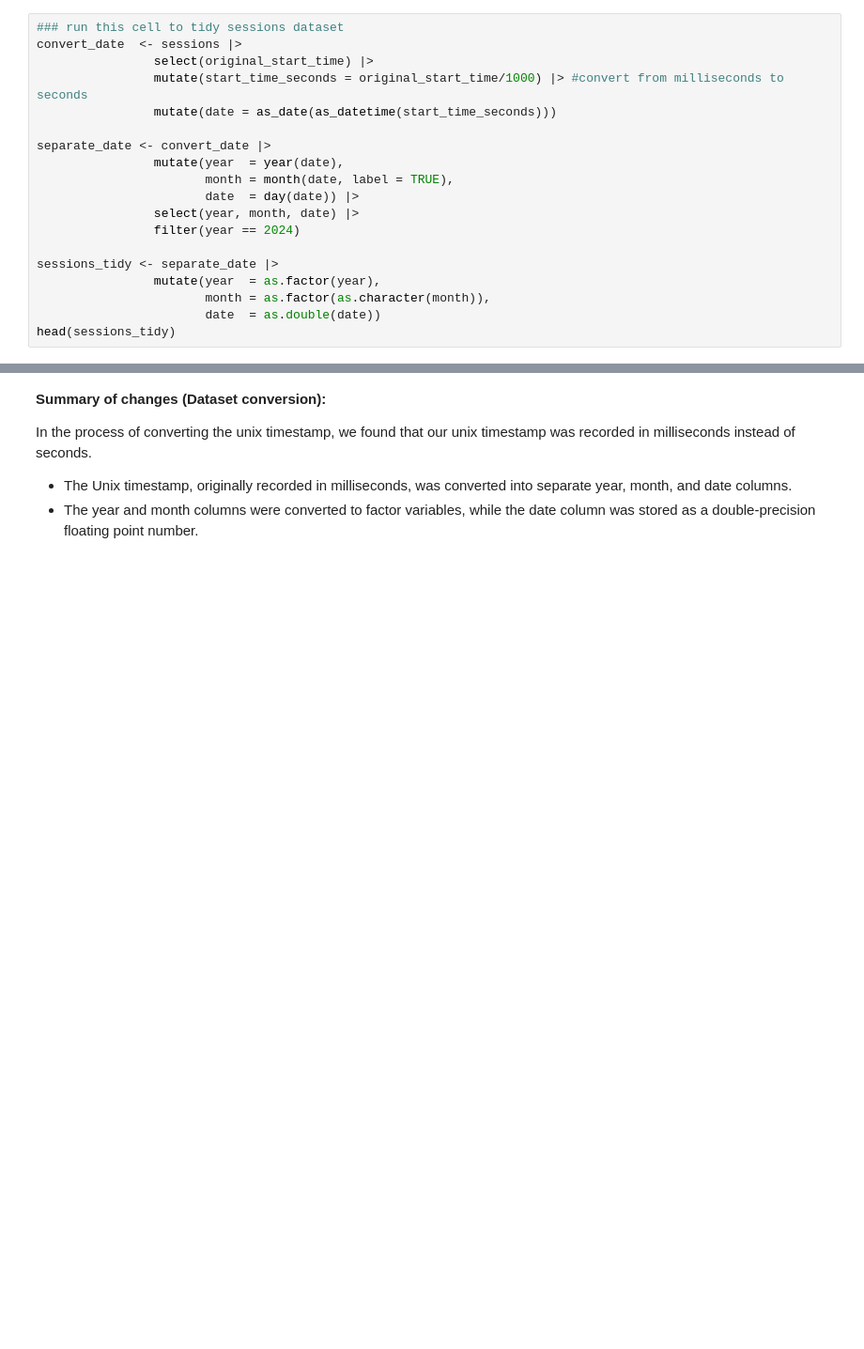
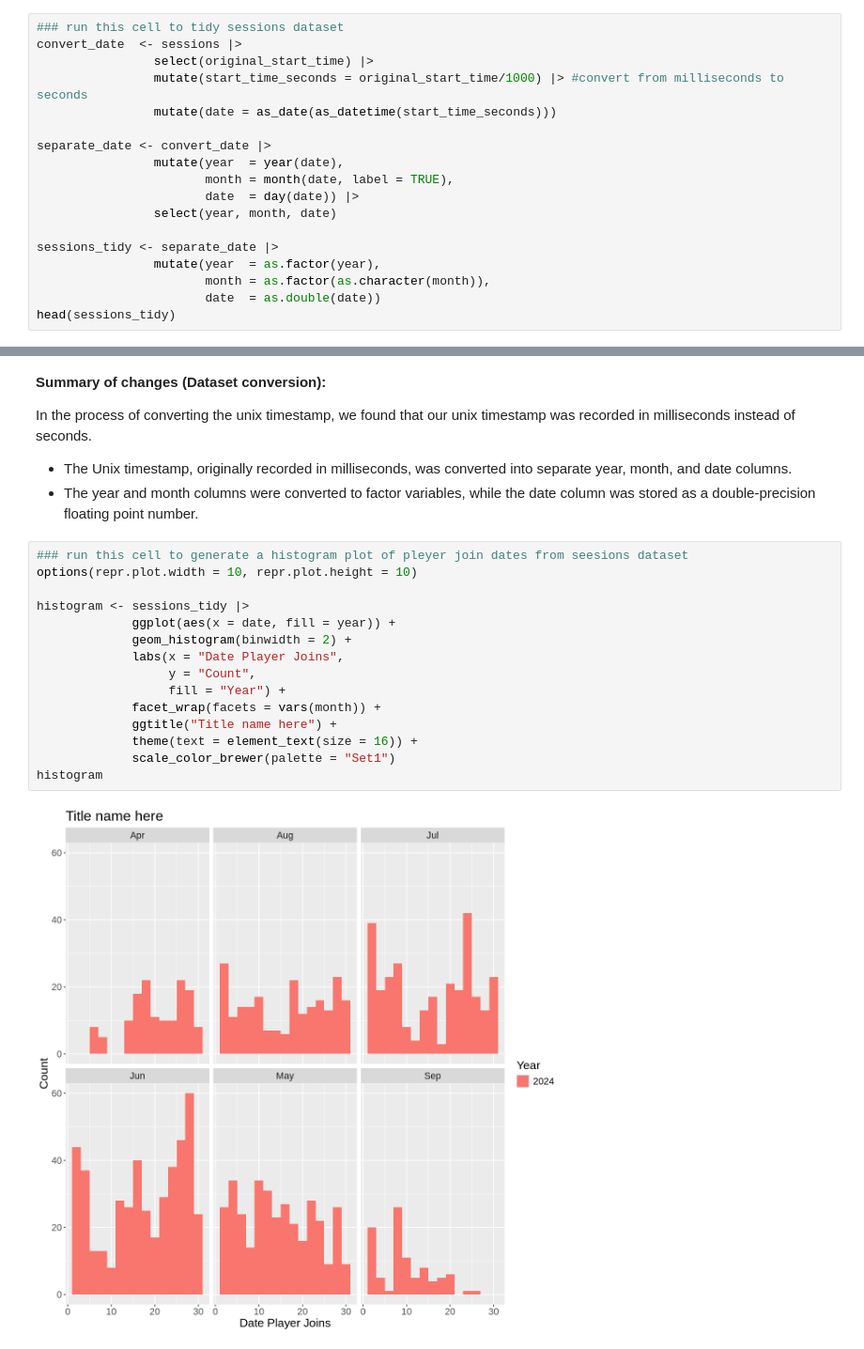
Before and after one commit to SamuelPastrami/DSCI-PROJECT, a Jupyter notebook: DSCI-100 Project Report.ipynb, the cells around one changed output, grey strips where cells are left out. Shown at 94% size. Saved outputs shown, nothing was run; the diff lists cells and outputs as text; blank space fills up the shorter version.

Commit message:
Added code
-Added code for the Histogram plot
-Histogram plot needs title name

```diff
--- a/DSCI-100 Project Report.ipynb
+++ b/DSCI-100 Project Report.ipynb
@@ -105,8 +106,7 @@ separate_date <- convert_date |>
                 mutate(year  = year(date),
                        month = month(date, label = TRUE),
                        date  = day(date)) |>
-                select(year, month, date) |>
-                filter(year == 2024)
+                select(year, month, date)
 
 sessions_tidy <- separate_date |>
                 mutate(year  = as.factor(year),
@@ -129,3 +129,20 @@ A tibble: 6 × 3
 In the process of converting the unix timestamp, we found that our unix timestamp was recorded in milliseconds instead of seconds.
 - The Unix timestamp, originally recorded in milliseconds, was converted into separate year, month, and date columns.
 - The year and month columns were converted to factor variables, while the date column was stored as a double-precision floating point number.
+# %%
+### run this cell to generate a histogram plot of pleyer join dates from seesions dataset
+options(repr.plot.width = 10, repr.plot.height = 10)
+
+histogram <- sessions_tidy |>
+             ggplot(aes(x = date, fill = year)) +
+             geom_histogram(binwidth = 2) +
+             labs(x = "Date Player Joins",
+                  y = "Count",
+                  fill = "Year") +
+             facet_wrap(facets = vars(month)) +
+             ggtitle("Title name here") +
+             theme(text = element_text(size = 16)) +
+             scale_color_brewer(palette = "Set1")
+histogram
+# %% [output]
+[figure, added]
```
Also changed, not shown: parts of 2 cells of this notebook.
